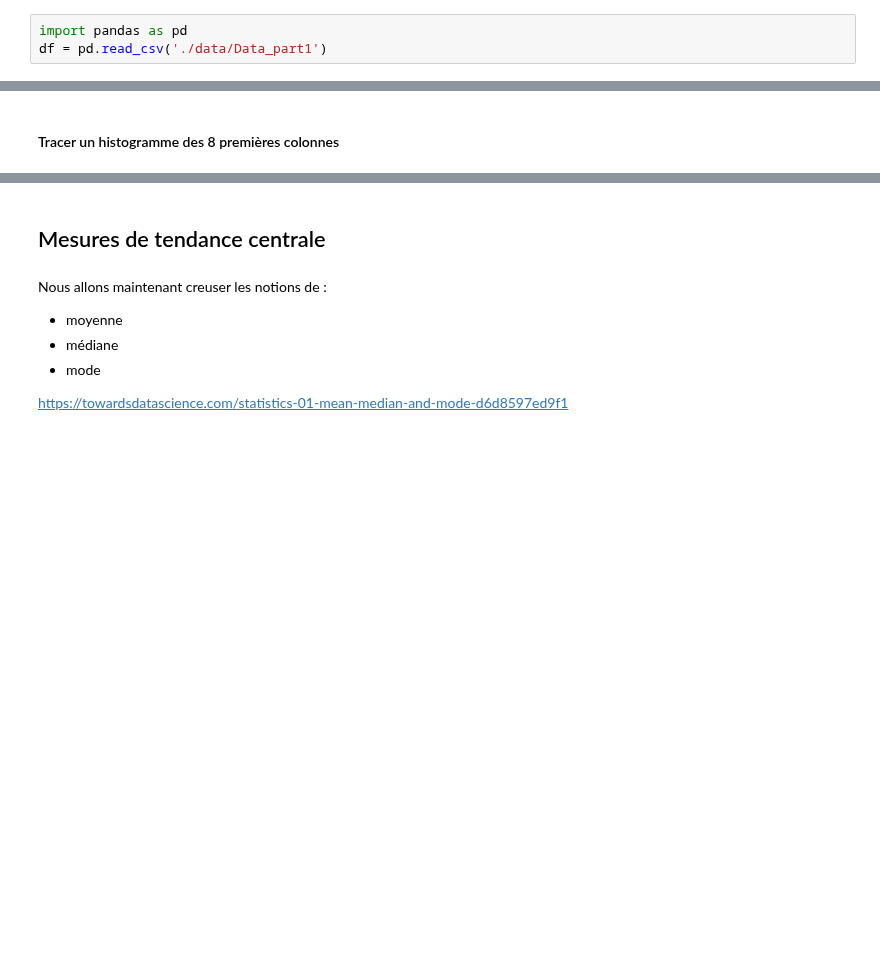
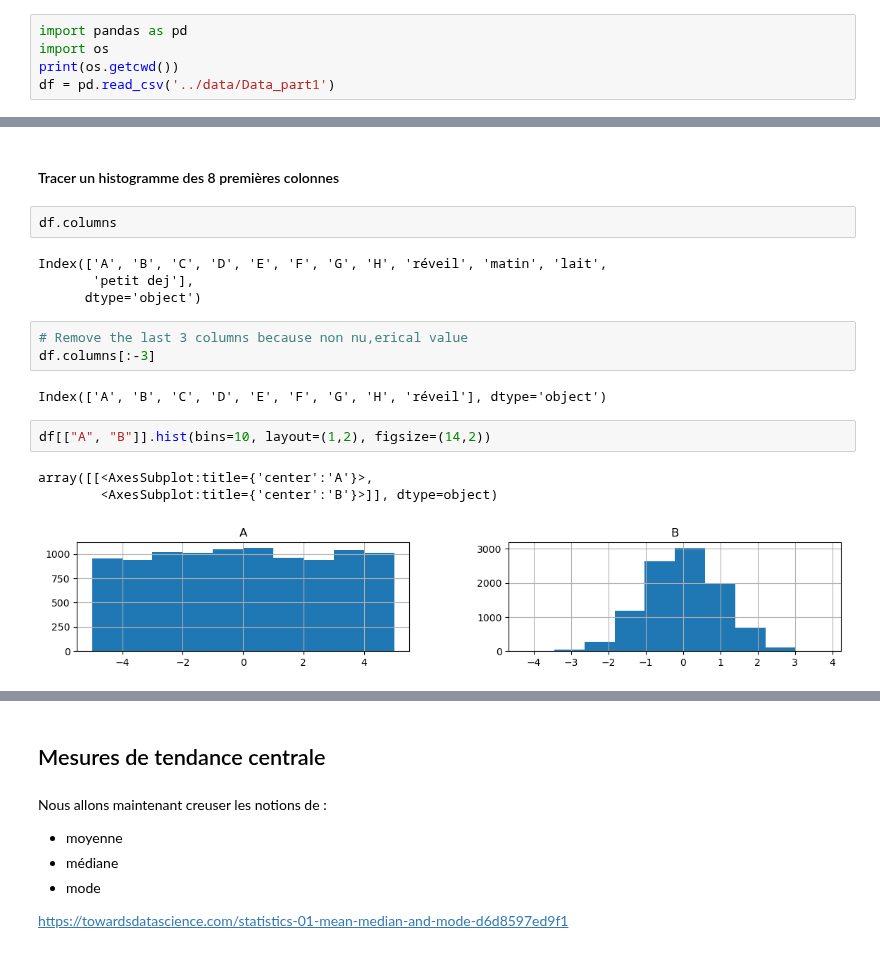
Before and after one commit to ManuLabricole/CDN-Statistique, a Jupyter notebook: Notebooks/Stat_descriptives_part1_découverte.ipynb, the cells around one changed output, grey strips where cells are left out. Cells and saved outputs as stored; diff of their text form; blank space fills up the shorter version.

Commit message:
first plot of data

```diff
--- a/Notebooks/Stat_descriptives_part1_découverte.ipynb
+++ b/Notebooks/Stat_descriptives_part1_découverte.ipynb
@@ -88,4 +88,6 @@ Par la suite si vous vous demandez quel graphique est le plus adapté à vos don
 #### Charger le dataset "DATA_part1" dans un dataframe
 # %%
 import pandas as pd
-df = pd.read_csv('./data/Data_part1')
+import os
+print(os.getcwd())
+df = pd.read_csv('../data/Data_part1')
@@ -98,4 +146,21 @@ df.describe()
 # %% [markdown]
 #### Tracer un histogramme des 8 premières colonnes
+# %%
+df.columns
+# %% [output]
+Index(['A', 'B', 'C', 'D', 'E', 'F', 'G', 'H', 'réveil', 'matin', 'lait',
+       'petit dej'],
+      dtype='object')
+# %%
+# Remove the last 3 columns because non nu,erical value
+df.columns[:-3]
+# %% [output]
+Index(['A', 'B', 'C', 'D', 'E', 'F', 'G', 'H', 'réveil'], dtype='object')
+# %%
+df[["A", "B"]].hist(bins=10, layout=(1,2), figsize=(14,2))
+# %% [output]
+array([[<AxesSubplot:title={'center':'A'}>,
+        <AxesSubplot:title={'center':'B'}>]], dtype=object)
+[figure, added]
 # %%
 df[df.columns[:-3]].hist(bins=50, layout=(2,4), figsize=(14,2))
```
Also changed, not shown: parts of 6 cells of this notebook.
